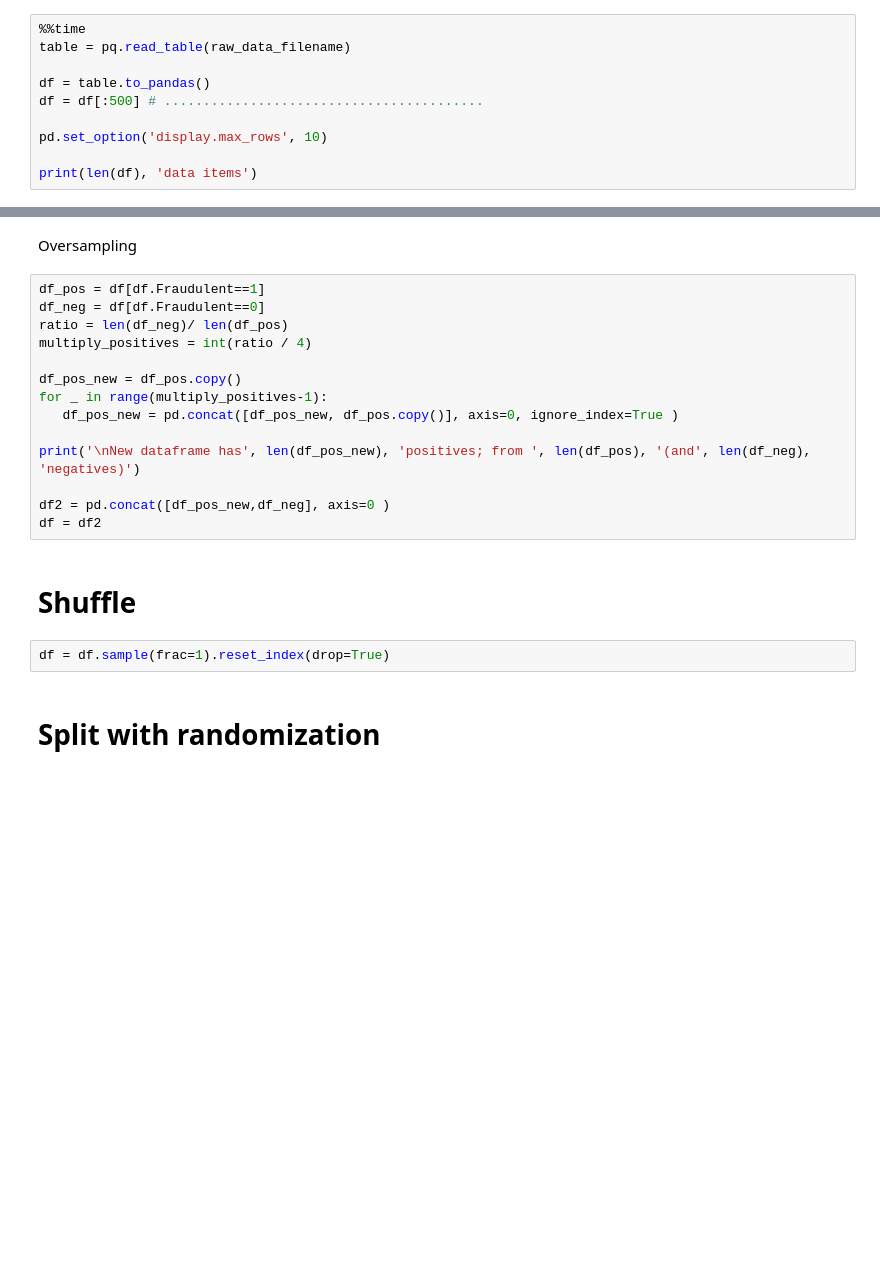
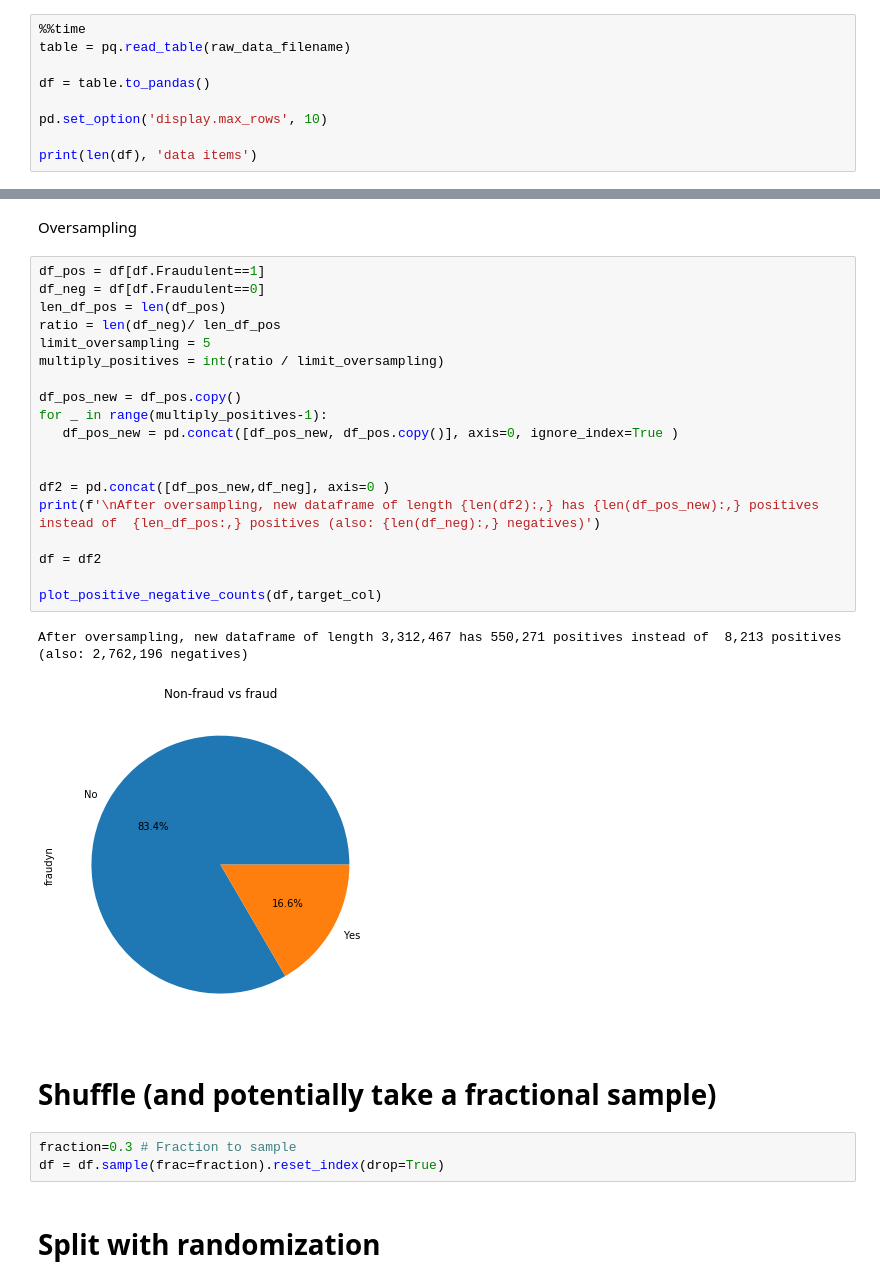
Before and after one commit to JoshuaFox/fraud-detect-blackbelt, a Jupyter notebook: frauddetect-linear-learner.ipynb, the cells around one changed output, grey strips where cells are left out. Cells and saved outputs as stored; diff of their text form; blank space fills up the shorter version.

```diff
--- a/frauddetect-linear-learner.ipynb
+++ b/frauddetect-linear-learner.ipynb
@@ -64,7 +72,6 @@ if not os.path.isfile(raw_data_filename):
 table = pq.read_table(raw_data_filename)
 
 df = table.to_pandas()
-df = df[:500] # .........................................
 
 pd.set_option('display.max_rows', 10)
 
@@ -170,21 +192,30 @@ Oversampling
 # %%
 df_pos = df[df.Fraudulent==1]
 df_neg = df[df.Fraudulent==0]
-ratio = len(df_neg)/ len(df_pos)
-multiply_positives = int(ratio / 4)
+len_df_pos = len(df_pos)
+ratio = len(df_neg)/ len_df_pos
+limit_oversampling = 5
+multiply_positives = int(ratio / limit_oversampling)
 
 df_pos_new = df_pos.copy()
 for _ in range(multiply_positives-1):
    df_pos_new = pd.concat([df_pos_new, df_pos.copy()], axis=0, ignore_index=True )
 
-print('\nNew dataframe has', len(df_pos_new), 'positives; from ', len(df_pos), '(and', len(df_neg), 'negatives)')
 
 df2 = pd.concat([df_pos_new,df_neg], axis=0 )
+print(f'\nAfter oversampling, new dataframe of length {len(df2):,} has {len(df_pos_new):,} positives instead of  {len_df_pos:,} positives (also: {len(df_neg):,} negatives)')
+
 df = df2
+
+plot_positive_negative_counts(df,target_col)
+# %% [output]
+After oversampling, new dataframe of length 3,312,467 has 550,271 positives instead of  8,213 positives (also: 2,762,196 negatives)
+[figure, added]
-# %% [markdown]
-# Shuffle
+# %% [markdown]
+# Shuffle (and potentially take a fractional sample)
 # %%
-df = df.sample(frac=1).reset_index(drop=True)
+fraction=0.3 # Fraction to sample
+df = df.sample(frac=fraction).reset_index(drop=True)
 # %% [markdown]
 # Split  with randomization
 # %%
```
Also changed, not shown: parts of 20 cells of this notebook.
